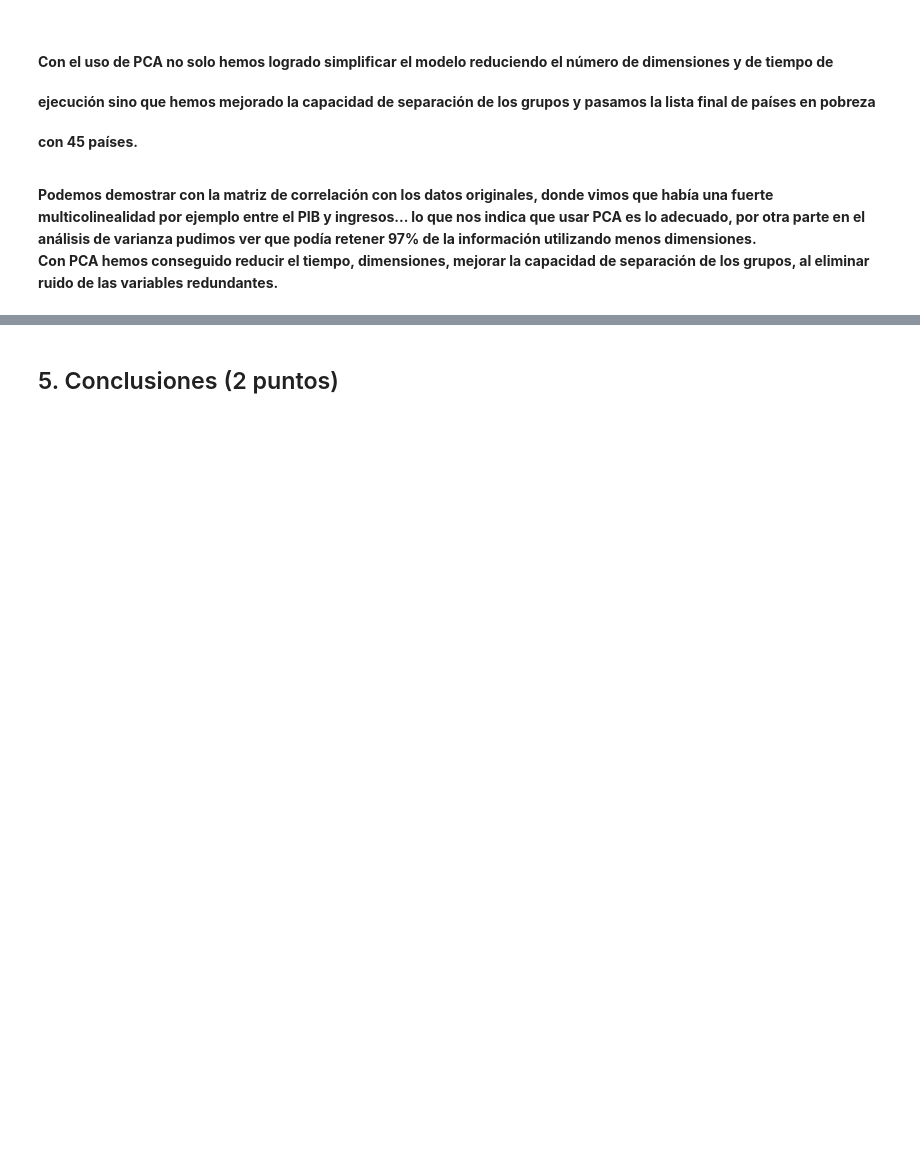
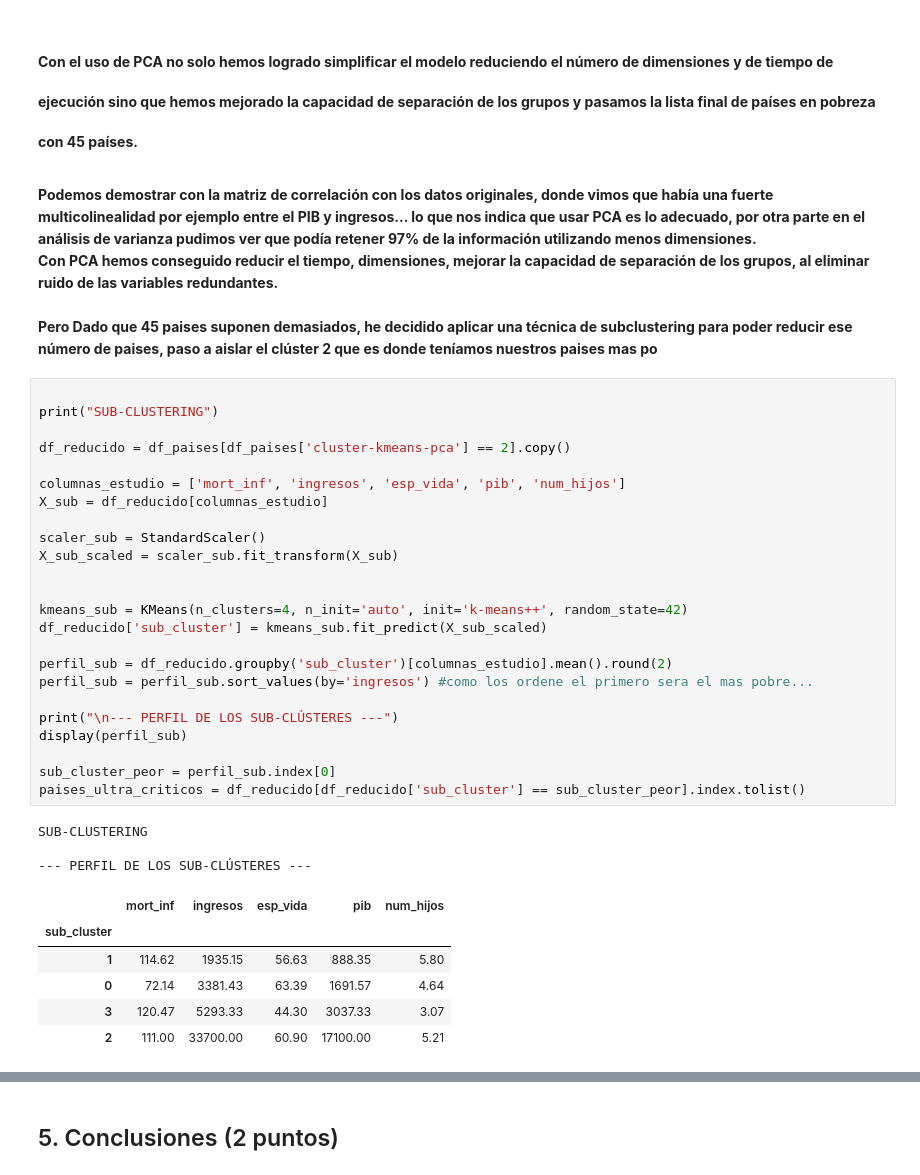
Before and after one commit to nickiiinicole/proyecto-paises-necesitados-ML, a Jupyter notebook: FinalProjectUD3.ipynb, the cells around one changed output, grey strips where cells are left out. Cells and saved outputs as stored; diff of their text form; blank space fills up the shorter version.

```diff
--- a/FinalProjectUD3.ipynb
+++ b/FinalProjectUD3.ipynb
@@ -1406,3 +1378,53 @@ El número de países en el Cluster 2 es: 45
     <br></br>Con PCA hemos conseguido reducir el tiempo, dimensiones, mejorar la capacidad de separación de los grupos, al eliminar ruido de las variables redundantes.
 
 </p>
+# %% [markdown]
+<p style="
+    background: linear-gradient(90deg, #4a90e2, #50c0f0);
+    -webkit-background-clip: text;
+    -webkit-text-fill-color: transparent;
+    font-family: 'Helvetica Neue', Helvetica, Arial, sans-serif;
+    font-size: 14px;
+    font-weight: 700;
+    margin: 20px 0;
+    display: inline-block;
+    padding-bottom: 5px;
+">
+    Pero Dado que 45 paises suponen demasiados, he decidido aplicar una técnica de <b>subclustering</b> para poder reducir ese número de paises,
+    paso a aislar el clúster 2 que es donde teníamos nuestros paises mas po
+
+</p>
+# %%
+
+print("SUB-CLUSTERING")
+
+df_reducido = df_paises[df_paises['cluster-kmeans-pca'] == 2].copy()
+
+columnas_estudio = ['mort_inf', 'ingresos', 'esp_vida', 'pib', 'num_hijos']
+X_sub = df_reducido[columnas_estudio]
+
+scaler_sub = StandardScaler()
+X_sub_scaled = scaler_sub.fit_transform(X_sub)
+
+
+kmeans_sub = KMeans(n_clusters=4, n_init='auto', init='k-means++', random_state=42)
+df_reducido['sub_cluster'] = kmeans_sub.fit_predict(X_sub_scaled)
+
+perfil_sub = df_reducido.groupby('sub_cluster')[columnas_estudio].mean().round(2)
+perfil_sub = perfil_sub.sort_values(by='ingresos') #como los ordene el primero sera el mas pobre...
+
+print("\n--- PERFIL DE LOS SUB-CLÚSTERES ---")
+display(perfil_sub)
+
+sub_cluster_peor = perfil_sub.index[0]
+paises_ultra_criticos = df_reducido[df_reducido['sub_cluster'] == sub_cluster_peor].index.tolist()
+# %% [output]
+SUB-CLUSTERING
+
+--- PERFIL DE LOS SUB-CLÚSTERES ---
+|  | mort_inf | ingresos | esp_vida | pib | num_hijos |
+| sub_cluster |  |  |  |  |  |
+| 1 | 114.62 | 1935.15 | 56.63 | 888.35 | 5.80 |
+| 0 | 72.14 | 3381.43 | 63.39 | 1691.57 | 4.64 |
+| 3 | 120.47 | 5293.33 | 44.30 | 3037.33 | 3.07 |
+| 2 | 111.00 | 33700.00 | 60.90 | 17100.00 | 5.21 |
```
Also changed, not shown: parts of 38 cells of this notebook.
